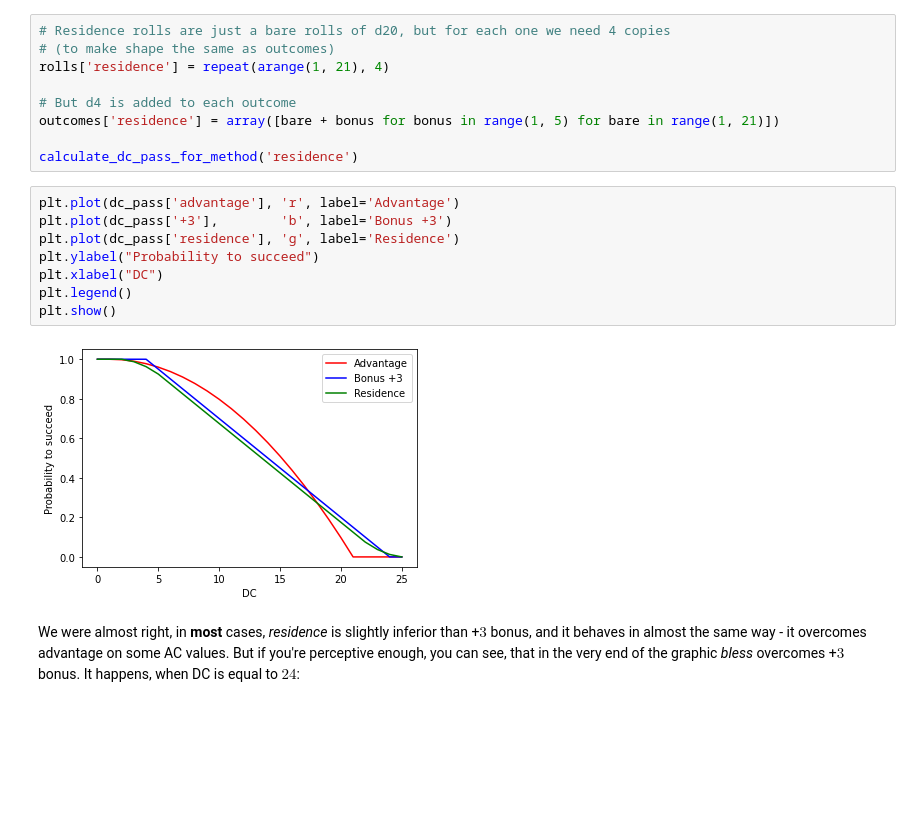
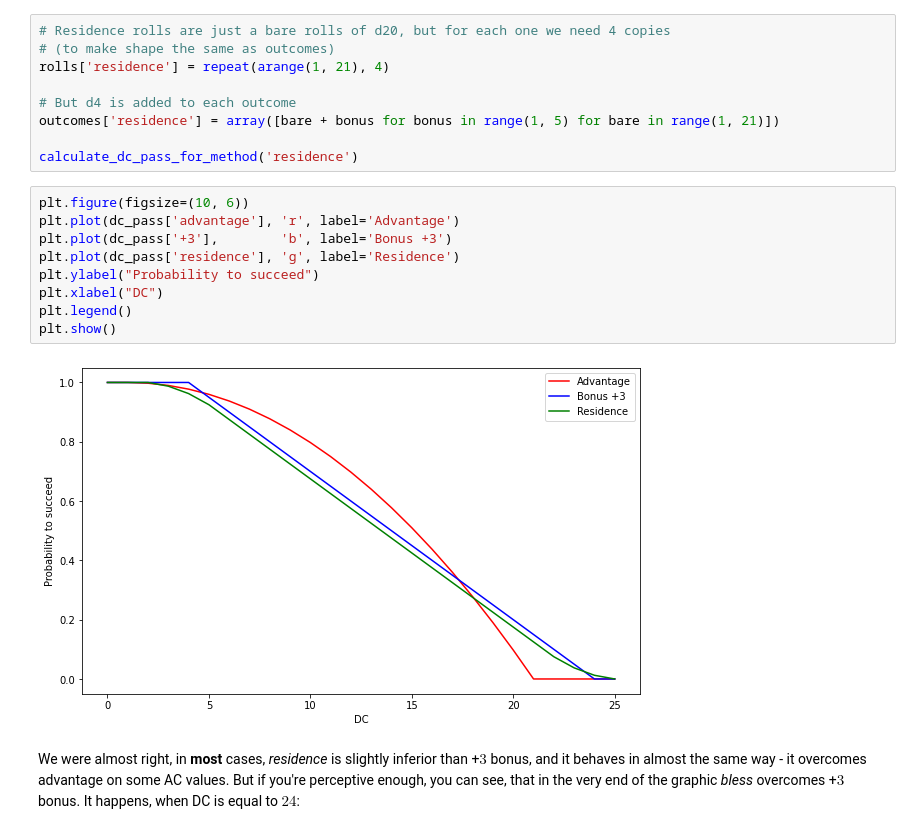
Before and after one commit to Covariance/DnD-math-basics, a Jupyter notebook: advantage.ipynb, the cells around one changed output. Saved outputs shown, nothing was run; the diff lists cells and outputs as text; blank space fills up the shorter version.

```diff
--- a/advantage.ipynb
+++ b/advantage.ipynb
@@ -99,15 +100,16 @@ outcomes['residence'] = array([bare + bonus for bonus in range(1, 5) for bare in
 
 calculate_dc_pass_for_method('residence')
 # %%
+plt.figure(figsize=(10, 6))
 plt.plot(dc_pass['advantage'], 'r', label='Advantage')
 plt.plot(dc_pass['+3'],        'b', label='Bonus +3')
 plt.plot(dc_pass['residence'], 'g', label='Residence')
 plt.ylabel("Probability to succeed")
 plt.xlabel("DC")
 plt.legend()
 plt.show()
 # %% [output]
-[figure, old version]
+[figure, new version]
 # %% [markdown]
 We were almost right, in **most** cases, *residence* is slightly inferior than +$3$ bonus, and it behaves in almost the same way - it overcomes advantage on some AC values. But if you're perceptive enough, you can see, that in the very end of the graphic *bless* overcomes +$3$ bonus. It happens, when DC is equal to $24$:
 # %%
```
Also changed, not shown: parts of 9 cells of this notebook, 4 other files.
